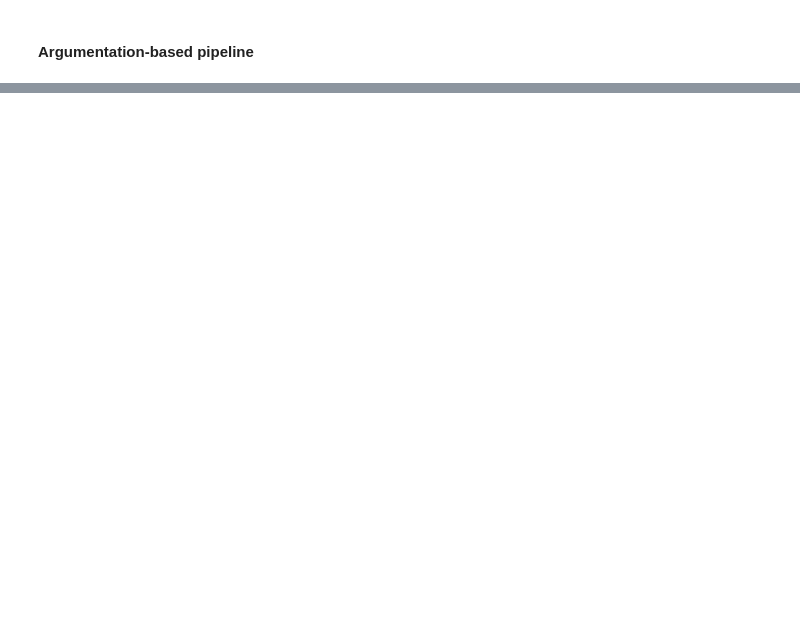
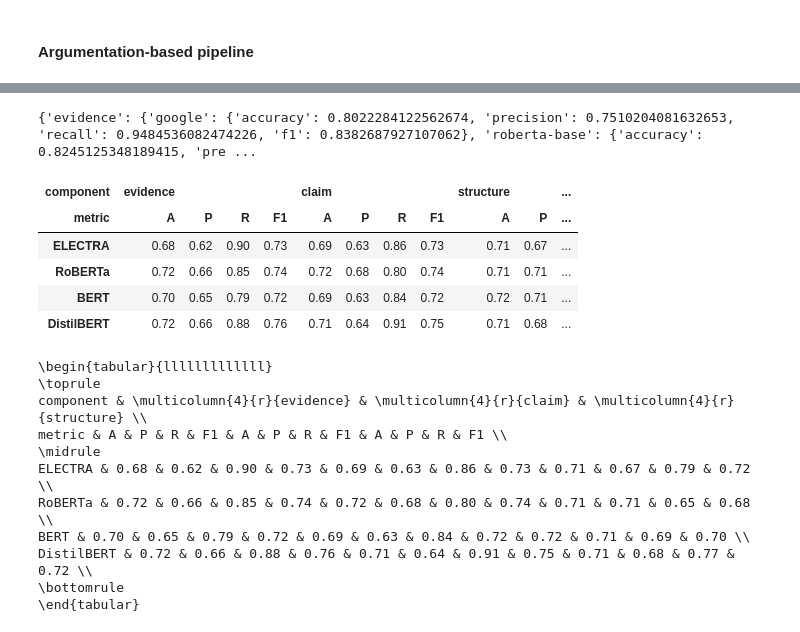
Before and after one commit to himayla/fake_news, a Jupyter notebook: visualization.ipynb, the cells around one changed output, grey strips where cells are left out. Cells and saved outputs as stored; diff of their text form; code cells hidden in the pictures; blank space fills up the shorter version.

```diff
--- a/visualization.ipynb
+++ b/visualization.ipynb
@@ -361,12 +388,8 @@ plt.savefig(f"{output_path}.png")
 #### Baseline pipeline
 # %%
 # Concat inference results
-path_to_txt_json = "pipeline/text-based/results/json"
+path_to_baseline_performance = "/home/mkersten/fake_news/pipeline/text-based/results/json/performance_test.json"
 
-performance = {}
-for file_name in os.listdir(path_to_txt_json):
-    path = os.path.join(path_to_txt_json, file_name)
-    if file_name != '.ipynb_checkpoints':
-        with open(path) as f:
-            json_results = json.load(f)
-            performance.update(json_results)
+with open(path_to_baseline_performance) as json_file:
+    performance = json.load(json_file)
+print(performance)
@@ -373,17 +398 @@ for file_name in os.listdir(path_to_txt_json):
-# %%
-# F1 table only
-idx, values, cols = [], [], []
-
-for model, scores in performance.items():
-    for metric, score in scores.items():
-        if metric == 'f1':
-            idx.append(models[model])
-            values.append(score)
-            cols.append(('baseline', metric))
-
-multi_columns = pd.MultiIndex.from_tuples([('baseline', 'f1')])
-multi_columns
-
-df = pd.DataFrame(values, index=idx, columns=multi_columns)
-df
 # %%
@@ -422,36 +434,56 @@ path_to_margot = "pipeline/argumentation-based/results/margot"
 
 performance_margot = {}
 for component_name in os.listdir(path_to_dolly):
-    path_to_json = f"{path_to_margot}/{file_name}/json"
+    path_to_json = f"{path_to_margot}/{component_name}/json"
     for f in os.listdir(path_to_json):
         path = os.path.join(path_to_json, f)
         with open(path) as f:
             json_results = json.load(f)
             performance_margot[component_name] = json_results
 print(performance_margot)
+# %% [output]
+{'evidence': {'google': {'accuracy': 0.8022284122562674, 'precision': 0.7510204081632653, 'recall': 0.9484536082474226, 'f1': 0.8382687927107062}, 'roberta-base': {'accuracy': 0.8245125348189415, 'pre ...
 # %%
 # Dolly: Full table (A, P, R, F1)
 cols, values = [], []
 for i in performance_dolly:
     tmp_col, idx = [], []
     for k, v in performance_dolly[i].items():
 
         idx.append(models[k])
 
-        metric = [(i,labels[j]) for j in performance_dolly[i][k]]
+        metric = [(i,metrics[j]) for j in performance_dolly[i][k]]
         value = [(performance_dolly[i][k][j]) for j in performance_dolly[i][k]]
         for a, b in performance_dolly[i][k].items():
             value = "{:.2f}".format(b)
             values.append(value)
 
     cols.append(metric)
 
 cols = sum(cols, [])
 multi_columns = pd.MultiIndex.from_tuples(cols, names=['component', 'metric'])
 reshaped_values = np.array(values).reshape(-1, 12)
 df_dolly = pd.DataFrame(reshaped_values, index=idx, columns=multi_columns)
 display(df_dolly)
 print(df_dolly.to_latex())
+# %% [output]
+| component | evidence |  |  |  | claim |  |  |  | structure |  | ... |
+| metric | A | P | R | F1 | A | P | R | F1 | A | P | ... |
+| ELECTRA | 0.68 | 0.62 | 0.90 | 0.73 | 0.69 | 0.63 | 0.86 | 0.73 | 0.71 | 0.67 | ... |
+| RoBERTa | 0.72 | 0.66 | 0.85 | 0.74 | 0.72 | 0.68 | 0.80 | 0.74 | 0.71 | 0.71 | ... |
+| BERT | 0.70 | 0.65 | 0.79 | 0.72 | 0.69 | 0.63 | 0.84 | 0.72 | 0.72 | 0.71 | ... |
+| DistilBERT | 0.72 | 0.66 | 0.88 | 0.76 | 0.71 | 0.64 | 0.91 | 0.75 | 0.71 | 0.68 | ... |
+\begin{tabular}{lllllllllllll}
+\toprule
+component & \multicolumn{4}{r}{evidence} & \multicolumn{4}{r}{claim} & \multicolumn{4}{r}{structure} \\
+metric & A & P & R & F1 & A & P & R & F1 & A & P & R & F1 \\
+\midrule
+ELECTRA & 0.68 & 0.62 & 0.90 & 0.73 & 0.69 & 0.63 & 0.86 & 0.73 & 0.71 & 0.67 & 0.79 & 0.72 \\
+RoBERTa & 0.72 & 0.66 & 0.85 & 0.74 & 0.72 & 0.68 & 0.80 & 0.74 & 0.71 & 0.71 & 0.65 & 0.68 \\
+BERT & 0.70 & 0.65 & 0.79 & 0.72 & 0.69 & 0.63 & 0.84 & 0.72 & 0.72 & 0.71 & 0.69 & 0.70 \\
+DistilBERT & 0.72 & 0.66 & 0.88 & 0.76 & 0.71 & 0.64 & 0.91 & 0.75 & 0.71 & 0.68 & 0.77 & 0.72 \\
+\bottomrule
+\end{tabular}
 # %%
 # MARGOT: Full table (A, P, R, F1)
 cols, values = [], []
```
Also changed, not shown: parts of 24 cells of this notebook, 9 other files.
